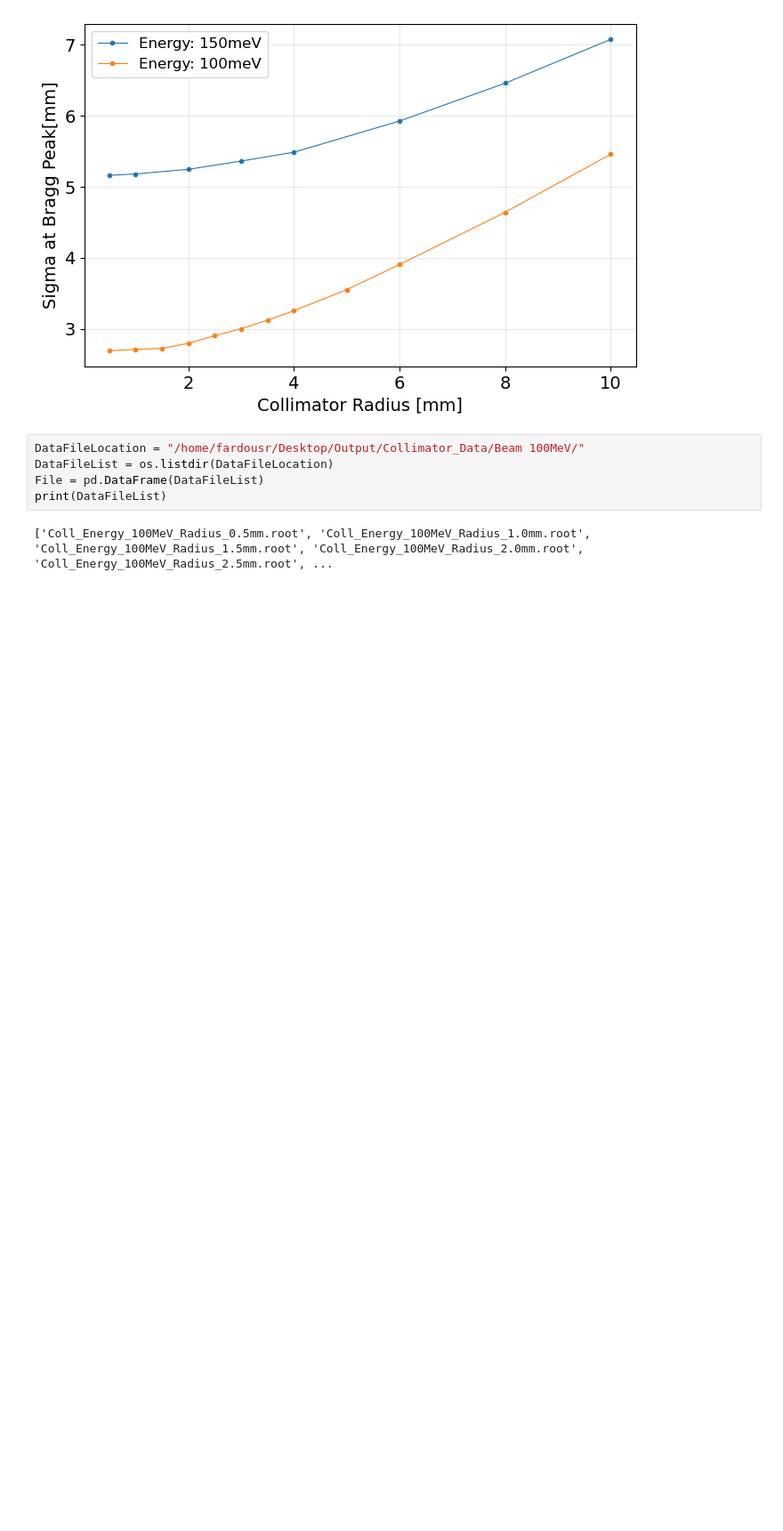
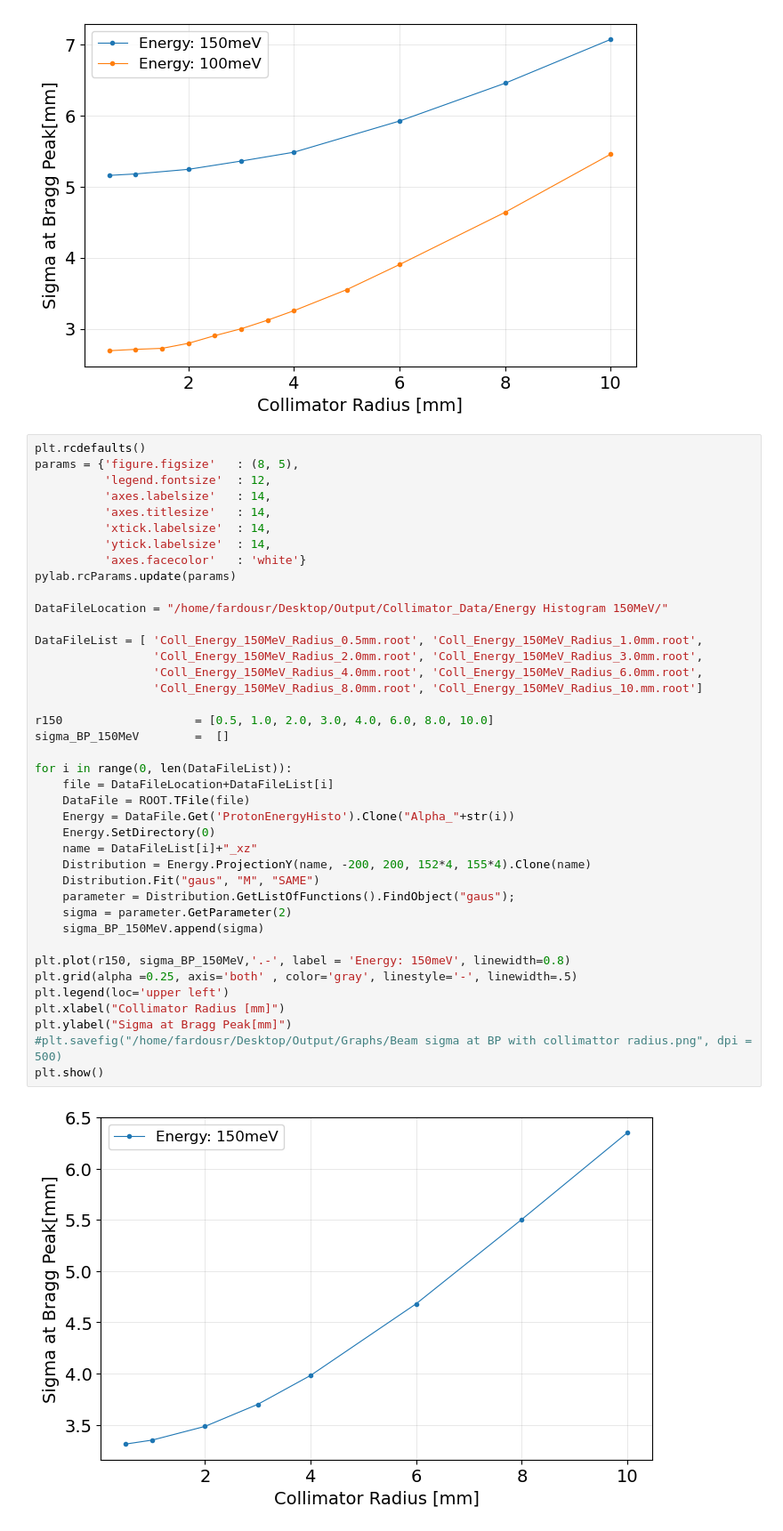
Before and after one commit to FardousR/Proton-Beam-Analysis, a Jupyter notebook: Python/Collimator.ipynb, the cells around one changed output. Shown at 89% size. Cells and saved outputs as stored; diff of their text form; blank space fills up the shorter version.

```diff
--- a/Python/Collimator.ipynb
+++ b/Python/Collimator.ipynb
@@ -709,10 +711,45 @@ plt.ylabel("Sigma at Bragg Peak[mm]")
 plt.show()
 # %% [output]
 [figure]
-# %%
-DataFileLocation = "/home/fardousr/Desktop/Output/Collimator_Data/Beam 100MeV/"
-DataFileList = os.listdir(DataFileLocation)
-File = pd.DataFrame(DataFileList)
-print(DataFileList)
-# %% [output]
-['Coll_Energy_100MeV_Radius_0.5mm.root', 'Coll_Energy_100MeV_Radius_1.0mm.root', 'Coll_Energy_100MeV_Radius_1.5mm.root', 'Coll_Energy_100MeV_Radius_2.0mm.root', 'Coll_Energy_100MeV_Radius_2.5mm.root', ...
+# %%
+plt.rcdefaults()
+params = {'figure.figsize'   : (8, 5),
+          'legend.fontsize'  : 12,
+          'axes.labelsize'   : 14,
+          'axes.titlesize'   : 14,
+          'xtick.labelsize'  : 14,
+          'ytick.labelsize'  : 14,
+          'axes.facecolor'   : 'white'}
+pylab.rcParams.update(params)
+
+DataFileLocation = "/home/fardousr/Desktop/Output/Collimator_Data/Energy Histogram 150MeV/"
+
+DataFileList = [ 'Coll_Energy_150MeV_Radius_0.5mm.root', 'Coll_Energy_150MeV_Radius_1.0mm.root',
+                 'Coll_Energy_150MeV_Radius_2.0mm.root', 'Coll_Energy_150MeV_Radius_3.0mm.root',
+                 'Coll_Energy_150MeV_Radius_4.0mm.root', 'Coll_Energy_150MeV_Radius_6.0mm.root',
+                 'Coll_Energy_150MeV_Radius_8.0mm.root', 'Coll_Energy_150MeV_Radius_10.mm.root']
+
+r150                   = [0.5, 1.0, 2.0, 3.0, 4.0, 6.0, 8.0, 10.0]
+sigma_BP_150MeV        =  []
+
+for i in range(0, len(DataFileList)):
+    file = DataFileLocation+DataFileList[i]
+    DataFile = ROOT.TFile(file)
+    Energy = DataFile.Get('ProtonEnergyHisto').Clone("Alpha_"+str(i))
+    Energy.SetDirectory(0)
+    name = DataFileList[i]+"_xz"
+    Distribution = Energy.ProjectionY(name, -200, 200, 152*4, 155*4).Clone(name)
+    Distribution.Fit("gaus", "M", "SAME")
+    parameter = Distribution.GetListOfFunctions().FindObject("gaus");
+    sigma = parameter.GetParameter(2)
+    sigma_BP_150MeV.append(sigma)
+
+plt.plot(r150, sigma_BP_150MeV,'.-', label = 'Energy: 150meV', linewidth=0.8)
+plt.grid(alpha =0.25, axis='both' , color='gray', linestyle='-', linewidth=.5)
+plt.legend(loc='upper left')
+plt.xlabel("Collimator Radius [mm]")
+plt.ylabel("Sigma at Bragg Peak[mm]")
+#plt.savefig("/home/fardousr/Desktop/Output/Graphs/Beam sigma at BP with collimattor radius.png", dpi = 500)
+plt.show()
+# %% [output]
+[figure, added]
```
Also changed, not shown: parts of 2 cells of this notebook, 2 other files.
